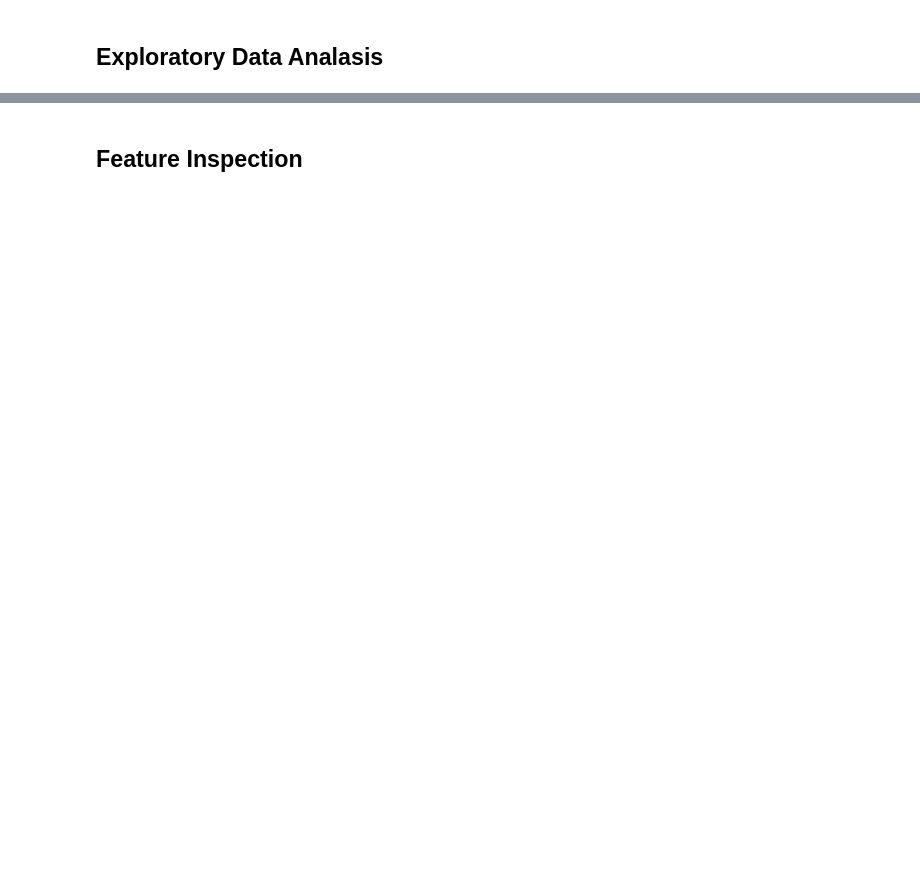
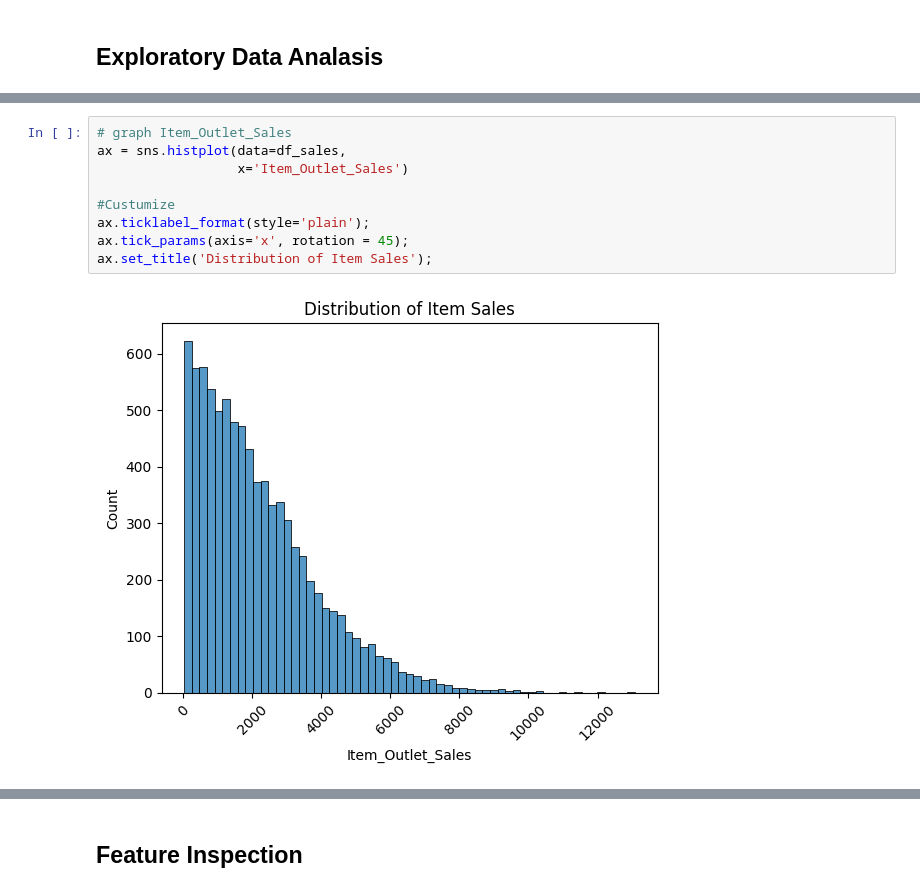
Before and after one commit to LoveidaLucero/Prediction-of-Product-Sales, a Jupyter notebook: Prediction_of_Product_Sales.ipynb, the cells around one changed output, grey strips where cells are left out. Drawn from its saved outputs; the diff is of its cells as text; blank space fills up the shorter version.

```diff
--- a/Prediction_of_Product_Sales.ipynb
+++ b/Prediction_of_Product_Sales.ipynb
@@ -242,0 +270,11 @@ stats.loc[['mean','min','max']]
+# %%
+# graph Item_Outlet_Sales
+ax = sns.histplot(data=df_sales,
+                  x='Item_Outlet_Sales')
+
+#Custumize
+ax.ticklabel_format(style='plain');
+ax.tick_params(axis='x', rotation = 45);
+ax.set_title('Distribution of Item Sales');
+# %% [output]
+[figure, added]
```
Also changed, not shown: parts of 14 cells of this notebook.
